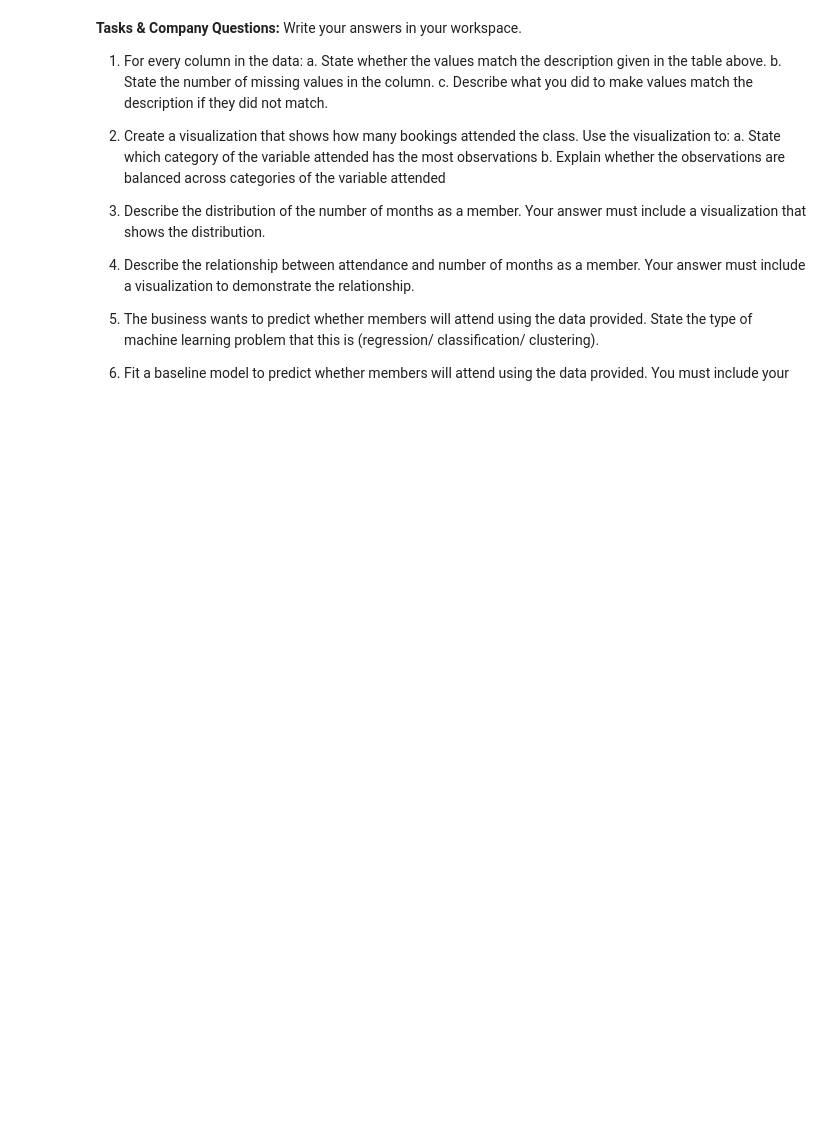
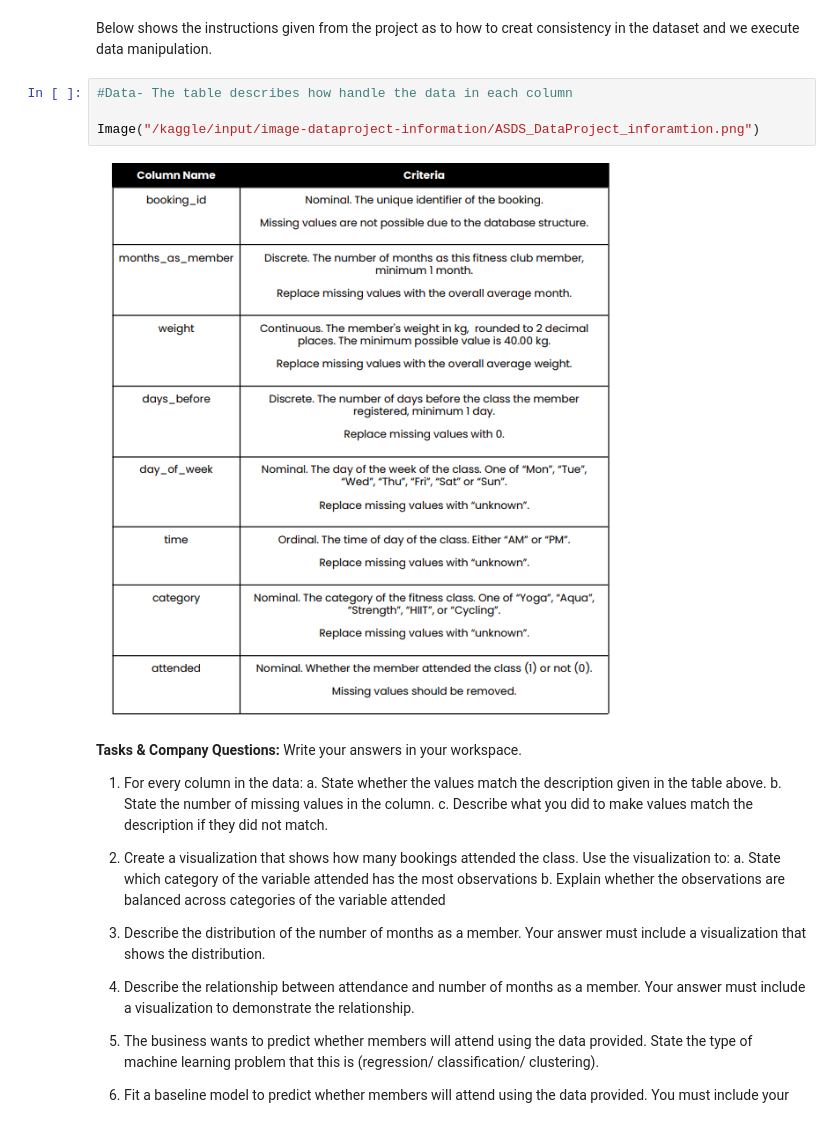
Before and after one commit to datatono/Google_Case-Study-1, a Jupyter notebook: goalzone-predicting-gym-attendance.ipynb, the cells around one changed output. Drawn from its saved outputs; the diff is of its cells as text; blank space fills up the shorter version.

Commit message:
Kaggle Notebook | Goalzone: Predicting Gym Attendance | Version 5

```diff
--- a/goalzone-predicting-gym-attendance.ipynb
+++ b/goalzone-predicting-gym-attendance.ipynb
@@ -30,3 +40,11 @@ availab
+# %% [markdown]
+Below shows the instructions given from the project as to how to creat consistency in the dataset and we execute data manipulation.
+# %%
+#Data- The table describes how handle the data in each column
+
+Image("/kaggle/input/image-dataproject-information/ASDS_DataProject_inforamtion.png")
+# %% [output]
+[figure, added]
 # %% [markdown]
 **Tasks & Company Questions:**
 Write your answers in your workspace.
```
Also changed, not shown: parts of 31 cells of this notebook.
